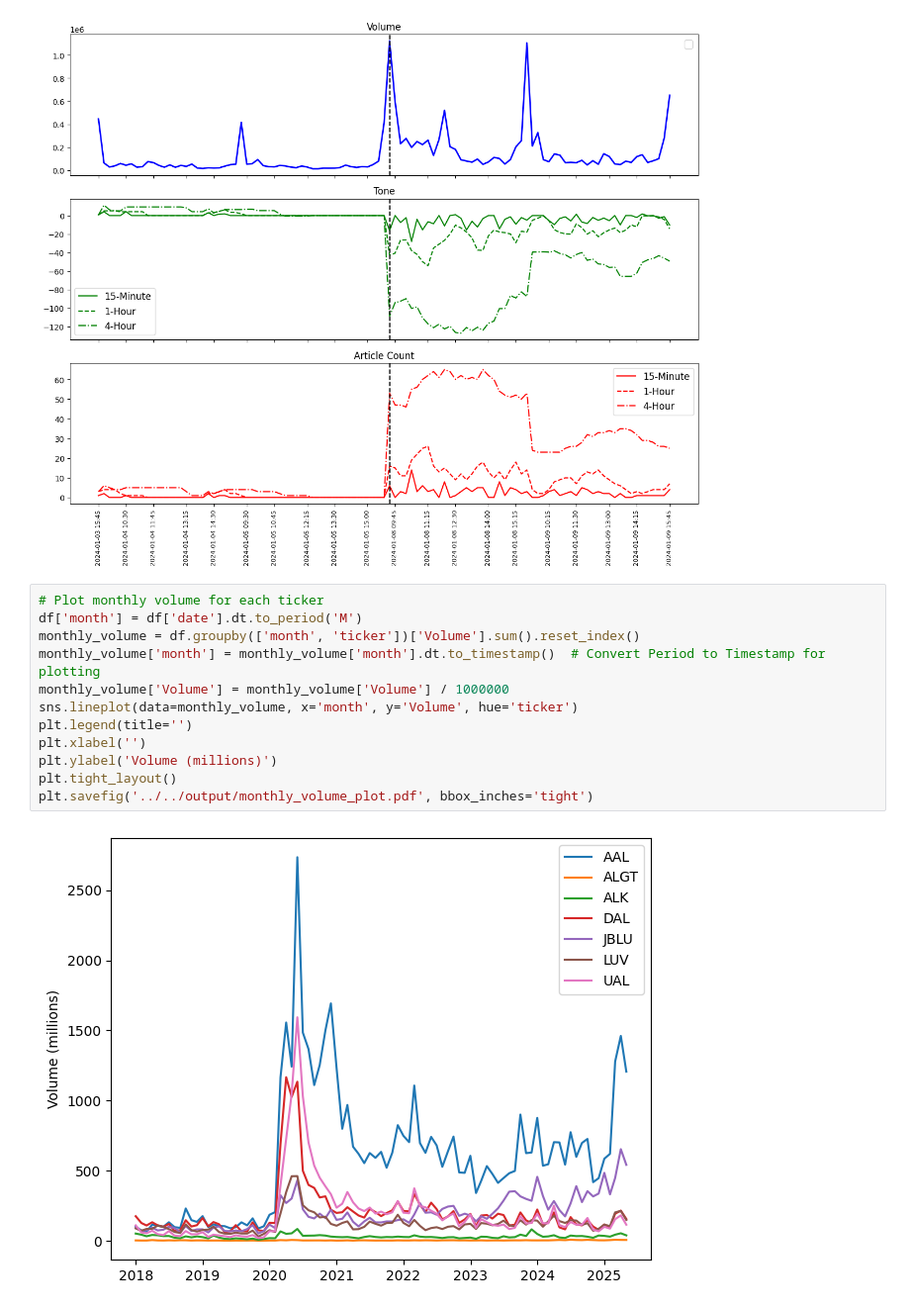
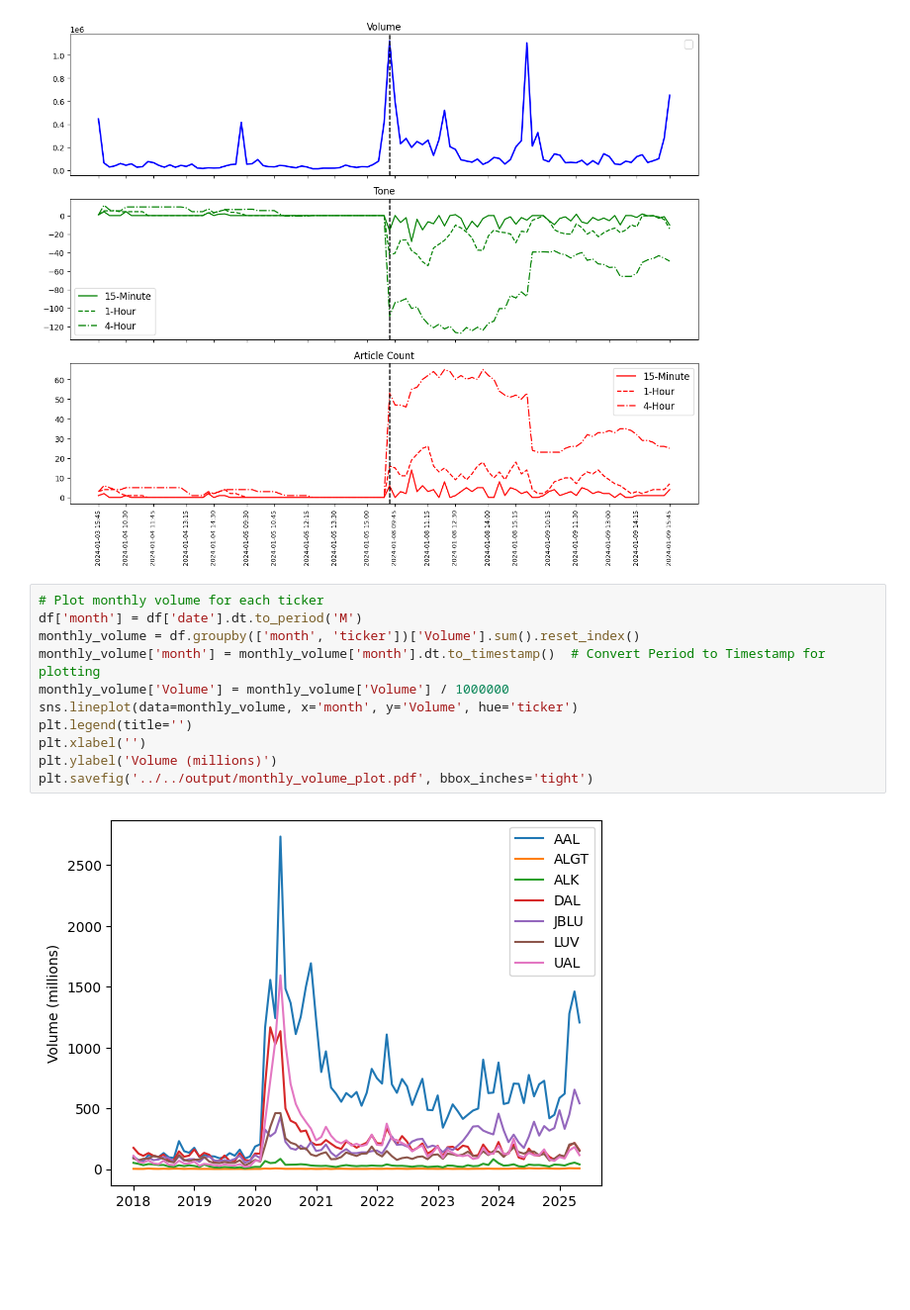
Before and after one commit to svanomm/sentiment-volume-forecasting, a Jupyter notebook: Scripts/04 Basic Analysis/01 Summary Tables and Charts.ipynb, the cells around one changed output. Shown at 99% size. Saved outputs shown, nothing was run; the diff lists cells and outputs as text; blank space fills up the shorter version.

```diff
--- a/Scripts/04 Basic Analysis/01 Summary Tables and Charts.ipynb
+++ b/Scripts/04 Basic Analysis/01 Summary Tables and Charts.ipynb
@@ -135,14 +135,13 @@ plt.savefig('../../output/alk_event_plot_52.pdf', bbox_inches='tight')
 # %%
 # Plot monthly volume for each ticker
 df['month'] = df['date'].dt.to_period('M')
 monthly_volume = df.groupby(['month', 'ticker'])['Volume'].sum().reset_index()
 monthly_volume['month'] = monthly_volume['month'].dt.to_timestamp()  # Convert Period to Timestamp for plotting
 monthly_volume['Volume'] = monthly_volume['Volume'] / 1000000
 sns.lineplot(data=monthly_volume, x='month', y='Volume', hue='ticker')
 plt.legend(title='')
 plt.xlabel('')
 plt.ylabel('Volume (millions)')
-plt.tight_layout()
 plt.savefig('../../output/monthly_volume_plot.pdf', bbox_inches='tight')
 # %% [output]
-[figure, old version]
+[figure, new version]
```
Also changed, not shown: 20 other files.
